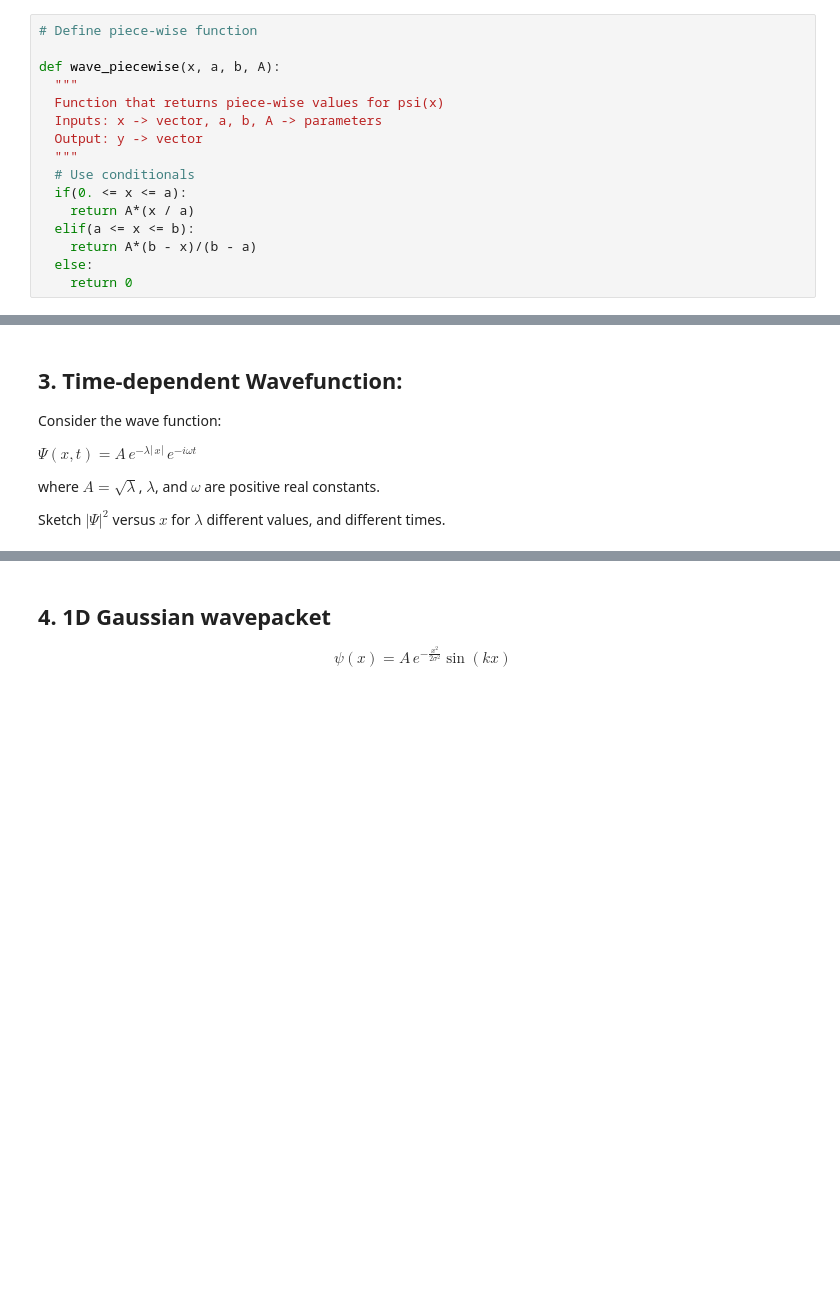
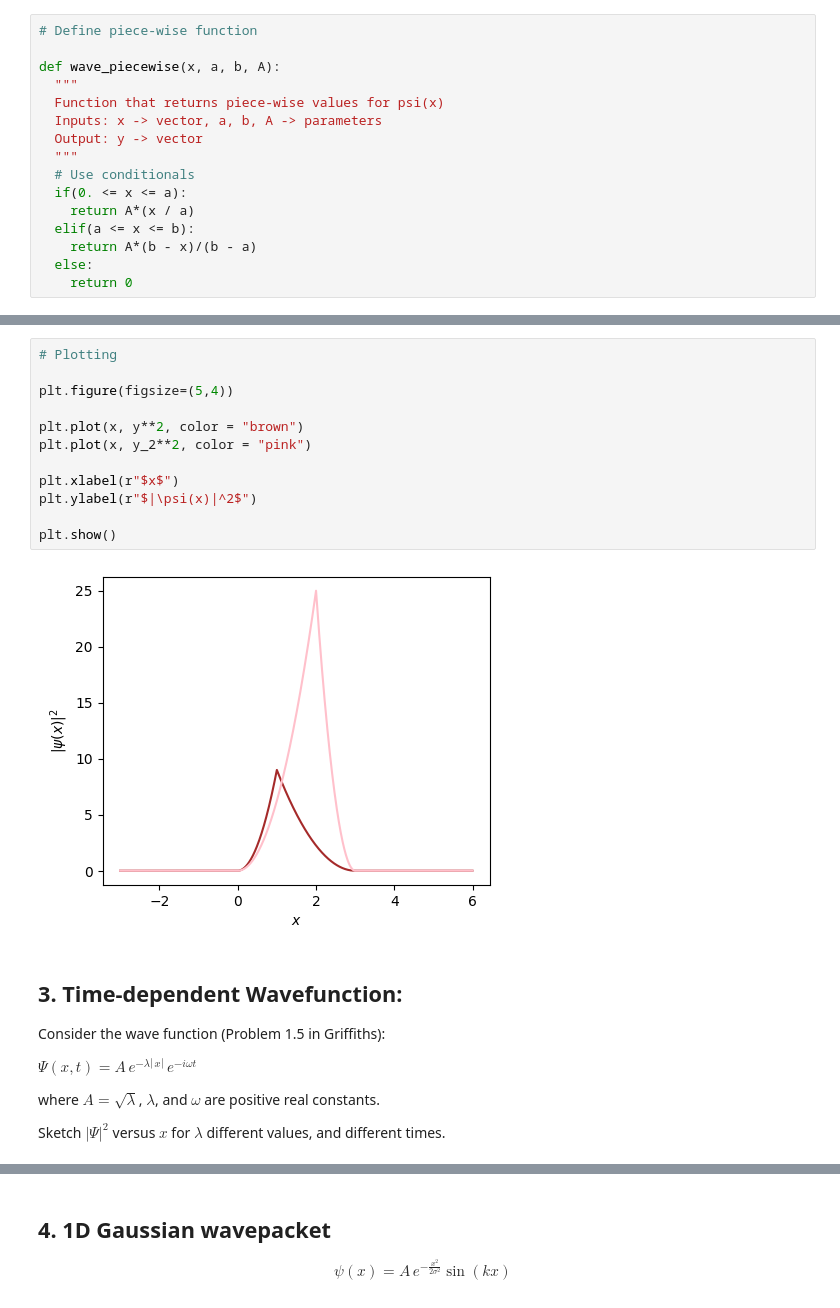
Before and after one commit to wbandabarragan/quantum-mechanics-1, a Jupyter notebook: python-resources/python_for_QM04.ipynb, the cells around one changed output, grey strips where cells are left out. Cells and saved outputs as stored; diff of their text form; blank space fills up the shorter version.

```diff
--- a/python-resources/python_for_QM04.ipynb
+++ b/python-resources/python_for_QM04.ipynb
@@ -130,7 +138,21 @@ plt.show()
+# %%
+# Plotting
+
+plt.figure(figsize=(5,4))
+
+plt.plot(x, y**2, color = "brown")
+plt.plot(x, y_2**2, color = "pink")
+
+plt.xlabel(r"$x$")
+plt.ylabel(r"$|\psi(x)|^2$")
+
+plt.show()
+# %% [output]
+[figure, added]
 # %% [markdown]
 ## **3. Time-dependent Wavefunction:**
 
-Consider the wave function:
+Consider the wave function (Problem 1.5 in Griffiths):
 
 $\Psi(x,t) = A\,e^{-\lambda|\,x|}\,e^{-i\omega t}$
 
```
Also changed, not shown: parts of 7 cells of this notebook.
